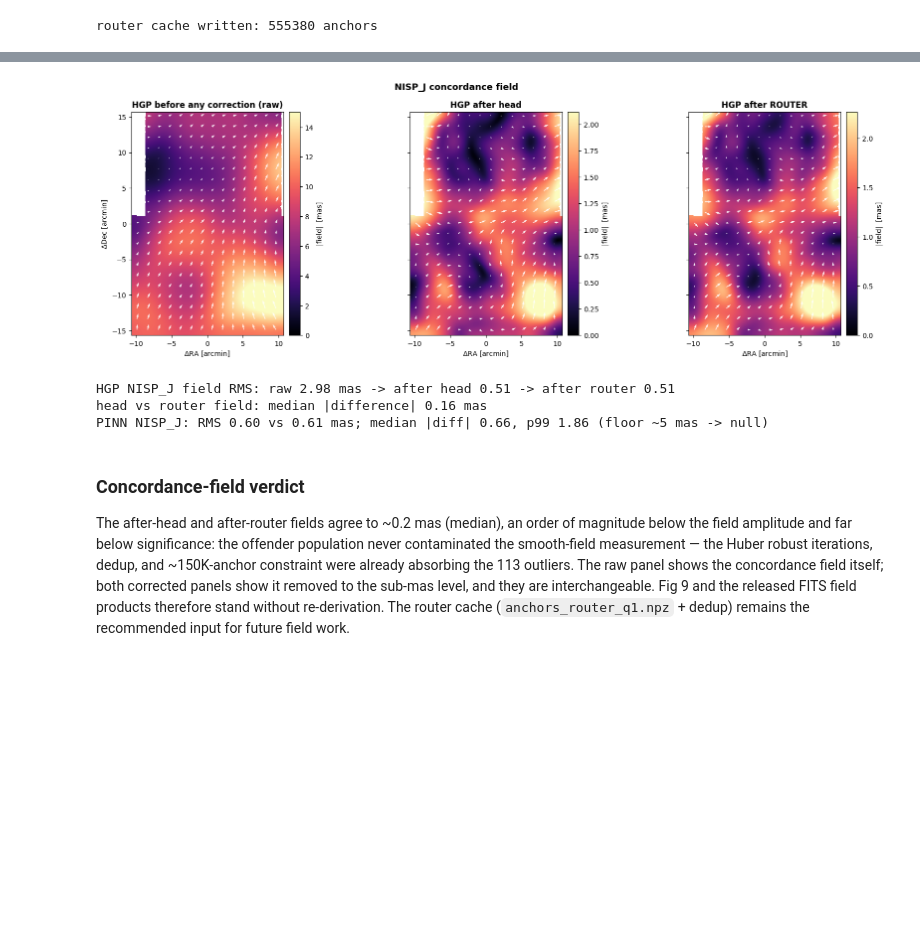
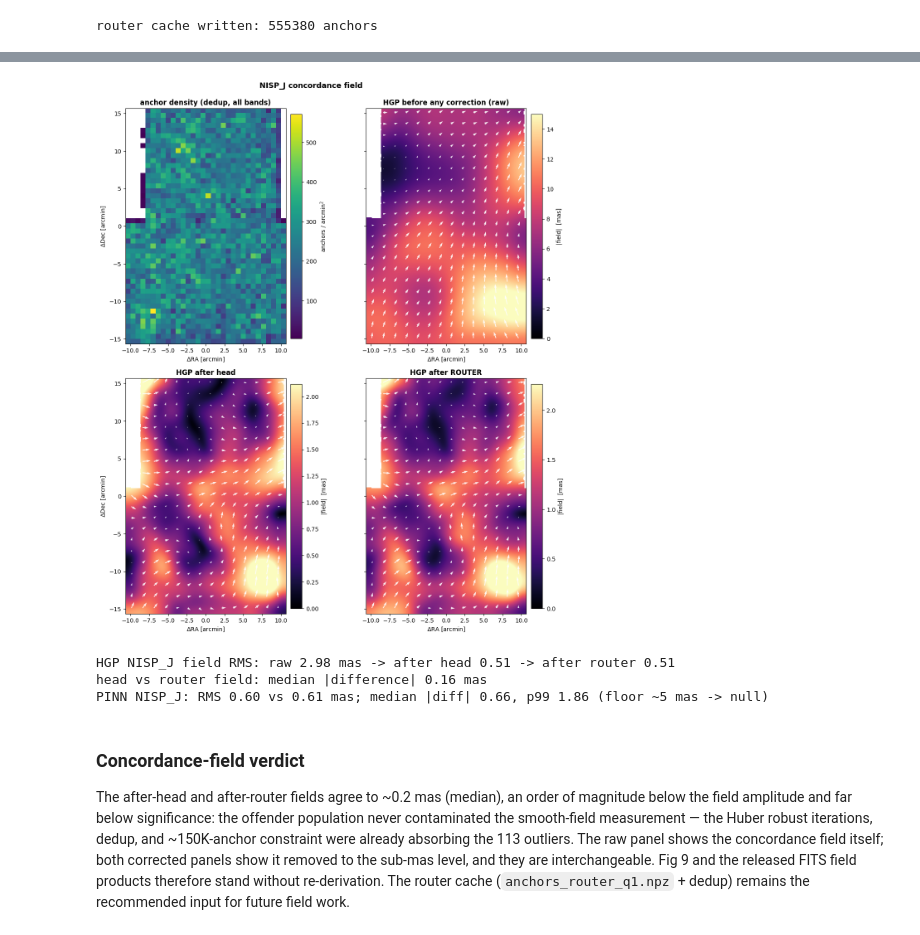
Before and after one commit to xoubish/JAISP, a Jupyter notebook: io/24_astrometry_sigma_router.ipynb, the cells around one changed output, grey strips where cells are left out. Drawn from its saved outputs; the diff is of its cells as text; code cells hidden in the pictures; blank space fills up the shorter version.

Commit message:
nb24: field figure 2x2 with anchor-density panel
Co-Authored-By: Claude Fable 5 <noreply@anthropic.com>

```diff
--- a/io/24_astrometry_sigma_router.ipynb
+++ b/io/24_astrometry_sigma_router.ipynb
@@ -433,38 +433,57 @@ def load_field(path,band):
     ext=[-W*cd/120.,W*cd/120.,-H*cd/120.,H*cd/120.]
     return dra,dde,mag,ext
 def draw(ax,dra,dde,mag,ext,title,vmax,ylabel=False):
     im=ax.imshow(mag,origin='lower',extent=ext,cmap='magma',vmin=0,vmax=vmax,aspect='equal')
     H,W=mag.shape; step=max(H,W)//20
     ys=np.arange(step//2,H,step); xs=np.arange(step//2,W,step); X,Y=np.meshgrid(xs,ys)
     xa=ext[0]+(X+0.5)/W*(ext[1]-ext[0]); ya=ext[2]+(Y+0.5)/H*(ext[3]-ext[2])
     ax.quiver(xa,ya,dra[Y,X],dde[Y,X],color='white',scale=vmax*18,width=0.005,alpha=0.9)
     ax.set_title(title,fontsize=12,fontweight='bold'); ax.set_xlabel('$\\Delta$RA [arcmin]')
     if ylabel: ax.set_ylabel('$\\Delta$Dec [arcmin]')
     else: ax.tick_params(labelleft=False)
     return im
 
 R=load_field(CKPT/'hgp_q1_raw_refit.fits',BAND_F)
 A=load_field(CKPT/'hgp_q1_headresid_refit.fits',BAND_F)
 B=load_field(CKPT/'hgp_q1_router_supertight.fits',BAND_F)
-fig,axes=plt.subplots(1,3,figsize=(17.5,5.8))
-for ax,fld,title in zip(axes,[R,A,B],['HGP before any correction (raw)','HGP after head','HGP after ROUTER']):
+# anchor density on the same grid (dedup cache, all bands pooled)
+dd=np.load(CKPT/'anchors_sigma_dedup.npz',allow_pickle=True)
+ara=np.concatenate([np.asarray(dd[f'{b}_ra'],float) for b in BANDS])
+ade=np.concatenate([np.asarray(dd[f'{b}_dec'],float) for b in BANDS])
+ctr_ra=(ara.max()+ara.min())/2; ctr_de=(ade.max()+ade.min())/2
+ax_=(ara-ctr_ra)*cosd*60.; ay_=(ade-ctr_de)*60.
+ext=R[3]; nby=R[2].shape[0]//8; nbx=R[2].shape[1]//8
+Hd,xe,ye=np.histogram2d(ax_,ay_,bins=[np.linspace(ext[0],ext[1],nbx+1),np.linspace(ext[2],ext[3],nby+1)])
+cellA=(xe[1]-xe[0])*(ye[1]-ye[0])
+dens=Hd.T/cellA   # anchors per arcmin^2
+
+fig,axes=plt.subplots(2,2,figsize=(12.5,13.5))
+axes=axes.ravel()
+imd=axes[0].imshow(np.where(dens>0,dens,np.nan),origin='lower',extent=ext,cmap='viridis',aspect='equal')
+axes[0].set_title('anchor density (dedup, all bands)',fontsize=12,fontweight='bold')
+axes[0].set_ylabel('$\\Delta$Dec [arcmin]')
+cb=fig.colorbar(imd,ax=axes[0],fraction=0.046,pad=0.02); cb.set_label('anchors / arcmin$^2$',fontsize=10)
+for k,(fld,title) in enumerate(zip([R,A,B],['HGP before any correction (raw)','HGP after head','HGP after ROUTER'])):
+    ax=axes[k+1]
     vmax=np.nanpercentile(fld[2][np.isfinite(fld[2])],97)
-    im=draw(ax,*fld,title,vmax,ylabel=(ax is axes[0]))
+    im=draw(ax,*fld,title,vmax,ylabel=(k==1))
     cb=fig.colorbar(im,ax=ax,fraction=0.046,pad=0.02); cb.set_label('|field|  [mas]',fontsize=10)
-fig.suptitle(f'{BAND_F} concordance field',fontsize=13,fontweight='bold')
+axes[2].set_ylabel('$\\Delta$Dec [arcmin]'); axes[2].tick_params(labelleft=True)
+for a_ in axes: a_.set_xlabel('$\\Delta$RA [arcmin]')
+fig.suptitle(f'{BAND_F} concordance field',fontsize=13,fontweight='bold',y=0.995)
 plt.tight_layout(); fig.savefig(OUT/'nb24_field_hgp_raw_head_router.png',dpi=140,bbox_inches='tight'); plt.show()
 print(f'HGP {BAND_F} field RMS: raw {np.nanstd(R[2]):.2f} mas -> after head {np.nanstd(A[2]):.2f} -> after router {np.nanstd(B[2]):.2f}')
 print(f'head vs router field: median |difference| {np.nanmedian(np.hypot(A[0]-B[0],A[1]-B[1])):.2f} mas')
 # PINN numeric comparison only (no maps): differences must exceed its ~5 mas run-to-run floor to count
 try:
     PA=load_field(CKPT/'concordance_pinn_q1_head.fits',BAND_F); PB=load_field(CKPT/'concordance_pinn_q1_router.fits',BAND_F)
     dp=np.hypot(PA[0]-PB[0],PA[1]-PB[1])
     print(f'PINN {BAND_F}: RMS {np.nanstd(PA[2]):.2f} vs {np.nanstd(PB[2]):.2f} mas; '
           f'median |diff| {np.nanmedian(dp):.2f}, p99 {np.nanpercentile(dp,99):.2f} (floor ~5 mas -> null)')
 except Exception as e:
     print('PINN comparison unavailable:',e)
 # %% [output]
-[figure, old version]
+[figure, new version]
 HGP NISP_J field RMS: raw 2.98 mas -> after head 0.51 -> after router 0.51
 head vs router field: median |difference| 0.16 mas
 PINN NISP_J: RMS 0.60 vs 0.61 mas; median |diff| 0.66, p99 1.86 (floor ~5 mas -> null)
```
Also changed, not shown: parts of 1 cell of this notebook, 1 other file.
